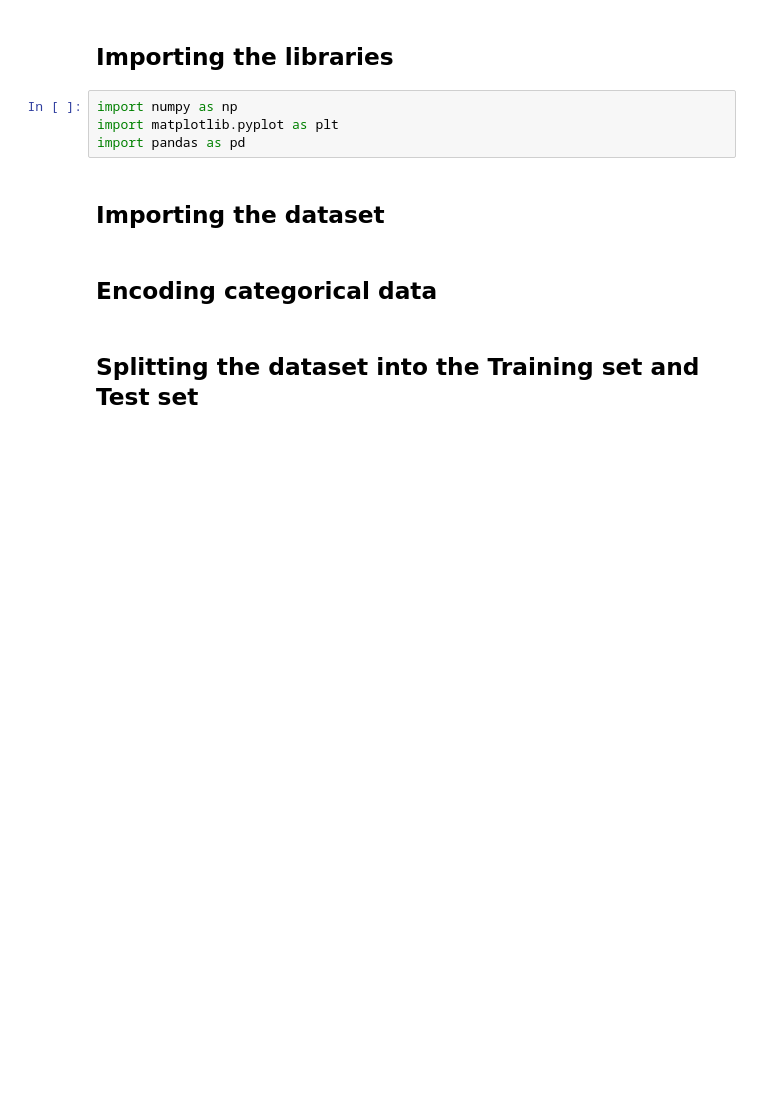
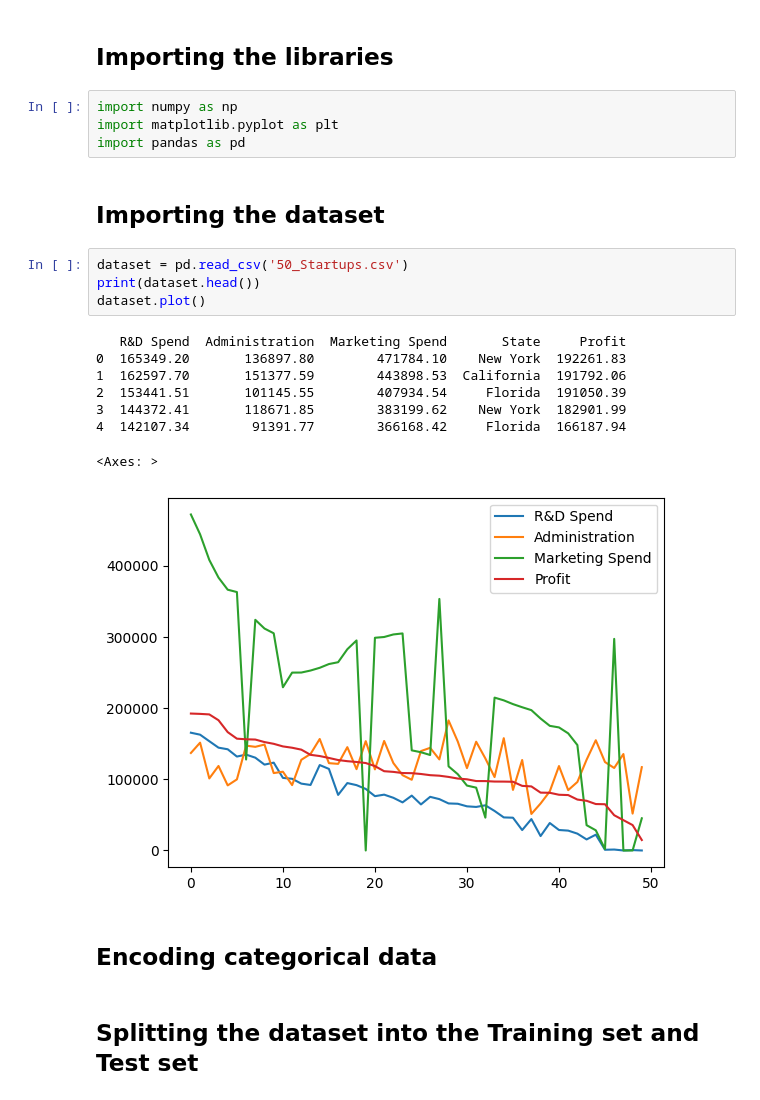
Before and after one commit to stall84/machine-learning-basics-notes, a Jupyter notebook: exercises/udemy_course_workbooks/7_multiple_linear_regression/multiple_linear_regression.ipynb, the cells around one changed output. Drawn from its saved outputs; the diff is of its cells as text; blank space fills up the shorter version.

```diff
--- a/exercises/udemy_course_workbooks/7_multiple_linear_regression/multiple_linear_regression.ipynb
+++ b/exercises/udemy_course_workbooks/7_multiple_linear_regression/multiple_linear_regression.ipynb
@@ -8,6 +8,19 @@ import matplotlib.pyplot as plt
 import pandas as pd
 # %% [markdown]
 ## Importing the dataset
+# %%
+dataset = pd.read_csv('50_Startups.csv')
+print(dataset.head())
+dataset.plot()
+# %% [output]
+   R&D Spend  Administration  Marketing Spend       State     Profit
+0  165349.20       136897.80        471784.10    New York  192261.83
+1  162597.70       151377.59        443898.53  California  191792.06
+2  153441.51       101145.55        407934.54     Florida  191050.39
+3  144372.41       118671.85        383199.62    New York  182901.99
+4  142107.34        91391.77        366168.42     Florida  166187.94
+<Axes: >
+[figure, added]
 # %% [markdown]
 ## Encoding categorical data
 # %% [markdown]
```
Also changed, not shown: 3 other files.
